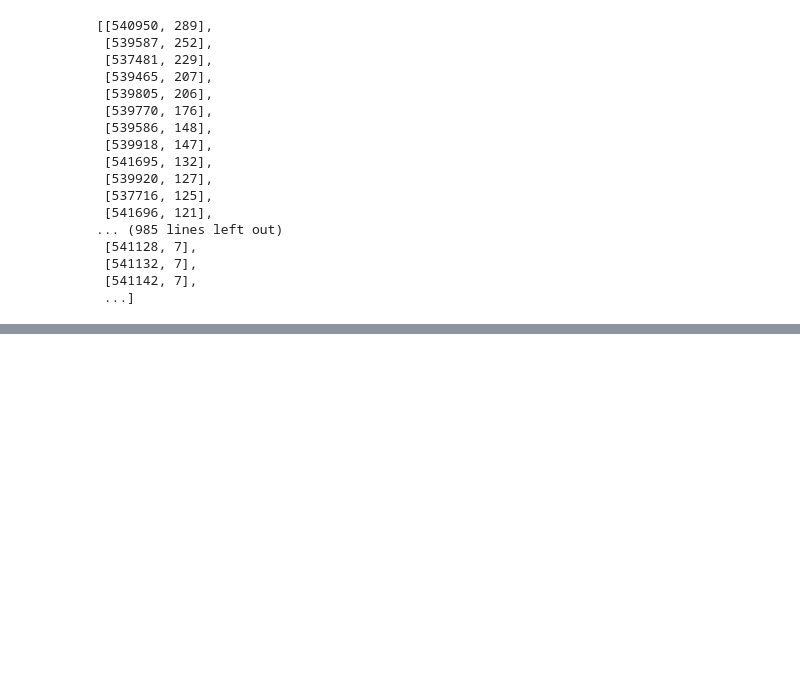
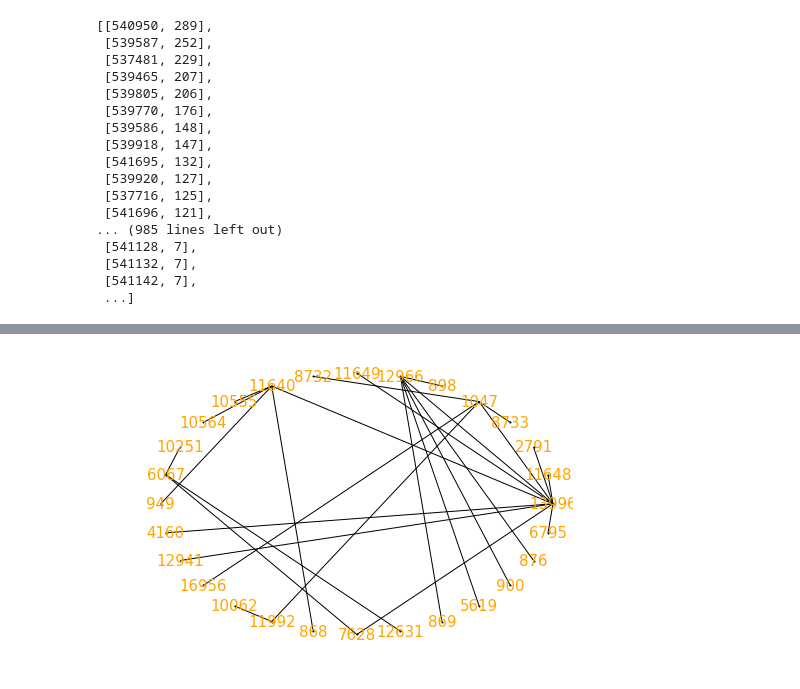
Before and after one commit to fabiomontello/Homework5_Group-34, a Jupyter notebook: Homework5_Group-34.ipynb, the cells around one changed output, grey strips where cells are left out. Drawn from its saved outputs; the diff is of its cells as text; code cells hidden in the pictures; blank space fills up the shorter version.

```diff
--- a/Homework5_Group-34.ipynb
+++ b/Homework5_Group-34.ipynb
@@ -521,0 +655,21 @@ E
+# %%
+# We are going to set the category 13996 as the C_0 category because of that
+# the smallest category require the minimal number of computations to obtain the block rank.
+# With the following code we compute all the pathes with minimal weigth from C_0 category to every other category using dijkstra path
+path_edge={}
+for i in H.nodes():
+    if i!=13996:
+        lst = dijkstra_path(H, i, 13996)
+        if len(lst)>2:
+            tmp=[]
+            for j in range(0,len(lst)-1):
+            # Here we should be accurate
+            # We can place the smaller category to the zero position in each edge tuple because the category graph is undirected
+            # It is done for the purpose of conviniency
+                if len(categoriesdata[lst[j]])<len(categoriesdata[lst[j+1]]):  tmp.append((lst[j],lst[j+1]))
+                else:  tmp.append((lst[j+1],lst[j]))
+            if i in path_edge:  path_edge[i].append(tmp)
+            else: path_edge[i]=tmp
+        else:
+            if len(categoriesdata[lst[0]])<len(categoriesdata[lst[1]]):  path_edge[i]=[(lst[0],lst[1])]
+            else:  path_edge[i]=[(lst[1],lst[0])]
@@ -521,0 +698,7 @@ E
+# %%
+# Creating the list of all edges which should be computed
+list_path_edge=[]
+for i in path_edge:
+    for j in path_edge[i]:
+        list_path_edge.append(j)
+list_path_edge=set(list_path_edge)
@@ -521,0 +726,8 @@ E
+# %%
+# Plot of the graph with optimal routes to compute the distances
+GH=nx.Graph()
+GH.add_edges_from(list_path_edge)
+nx.draw_circular(GH,with_labels = True, node_color="black", node_size=1, font_color="orange", font_size=15)
+plt.draw()
+# %% [output]
+[figure, added]
```
Also changed, not shown: parts of 24 cells of this notebook.
